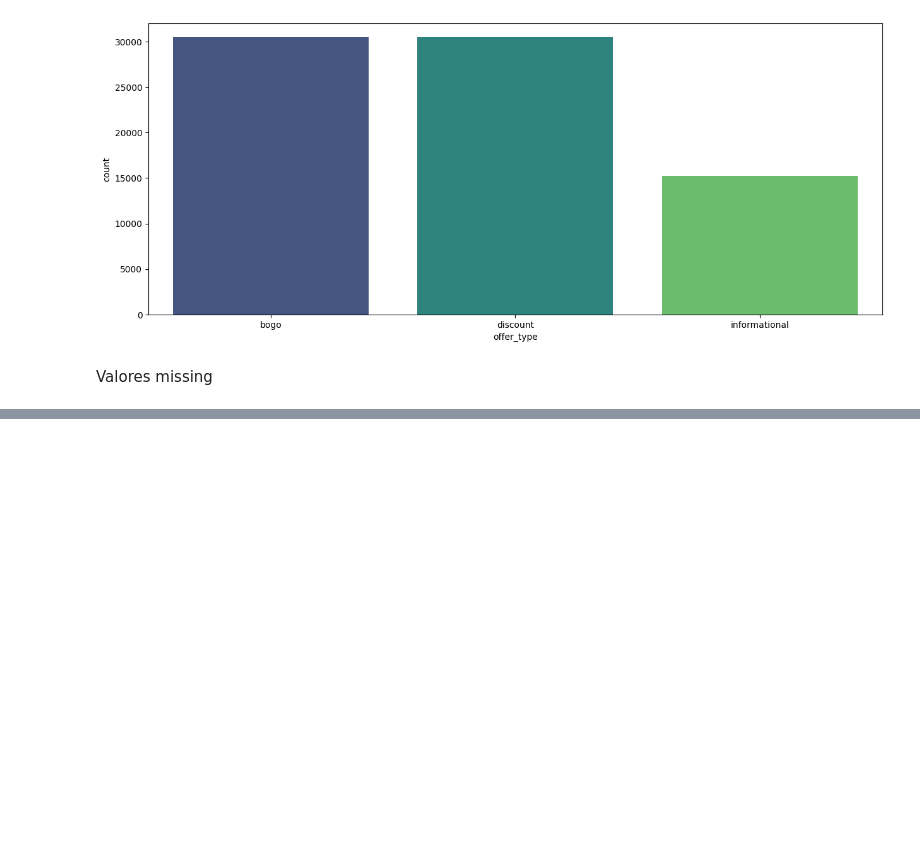
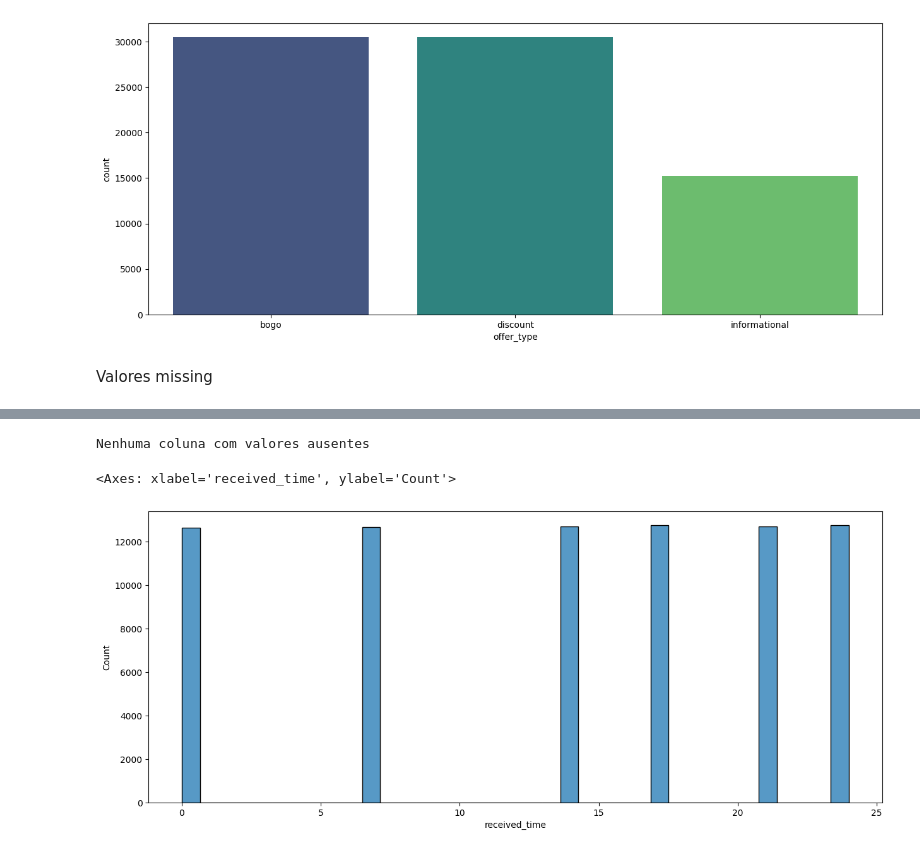
Before and after one commit to Matheus-Santos3778/xingbake, a Jupyter notebook: data_analysis.ipynb, the cells around one changed output, grey strips where cells are left out. Cells and saved outputs as stored; diff of their text form; code cells hidden in the pictures; blank space fills up the shorter version.

```diff
--- a/data_analysis.ipynb
+++ b/data_analysis.ipynb
@@ -70,0 +396,12 @@ plot_missing_percent(data)
+# %%
+def encode_channels(df):
+
+    exploded = df[['channels']].explode('channels')
+    dummies = pd.get_dummies(exploded['channels'], prefix='channel')
+    dummies_grouped = dummies.groupby(exploded.index).sum()
+
+    df = pd.concat([df.drop(columns='channels'), dummies_grouped], axis=1)
+
+    return df
+# %%
+data = encode_channels(data)
@@ -70,0 +425,15 @@ plot_missing_percent(data)
+# %%
+def pre_offer_missing(df):
+    df = df.copy()
+
+    #Flag de ausência de histórico
+    df['no_pre_tx'] = df['pre_offer_num_tx'].isna().astype(int)
+
+    #Substituindo os missing
+    df['pre_offer_avg_spend'] = df['pre_offer_avg_spend'].fillna(0)
+    df['pre_offer_num_tx'] = df['pre_offer_num_tx'].fillna(0)
+    df['pre_offer_time_since_last_tx'] = df['pre_offer_time_since_last_tx'].fillna(-1)
+
+    return df
+# %%
+data = pre_offer_missing(data)
@@ -70,0 +450,10 @@ plot_missing_percent(data)
+# %%
+plot_missing_percent(data)
+# %% [output]
+Nenhuma coluna com valores ausentes
+# %%
+plt.figure(figsize=(15,6))
+sns.histplot(data=data, x='received_time')
+# %% [output]
+<Axes: xlabel='received_time', ylabel='Count'>
+[figure, added]
```
Also changed, not shown: parts of 68 cells of this notebook.
